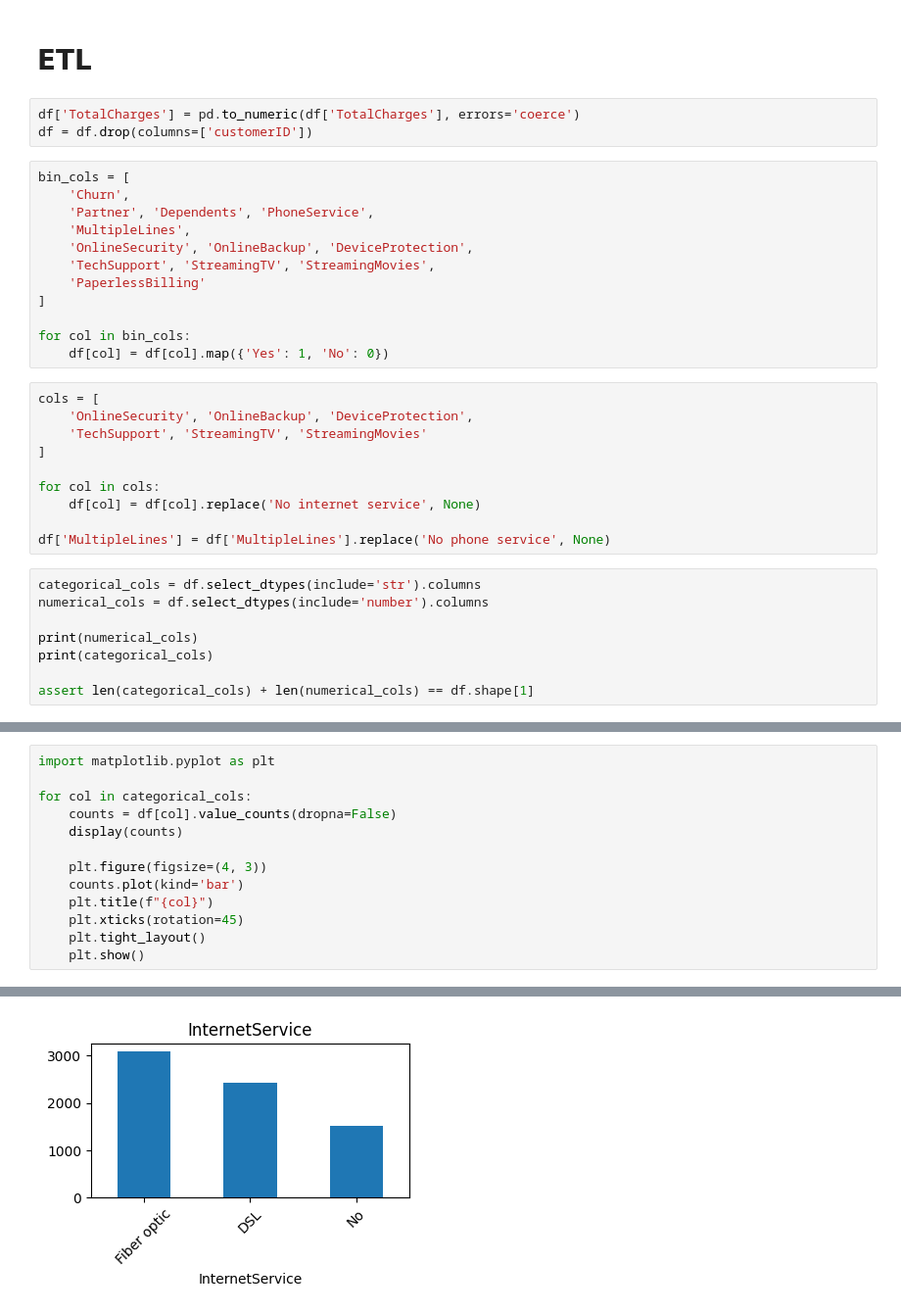
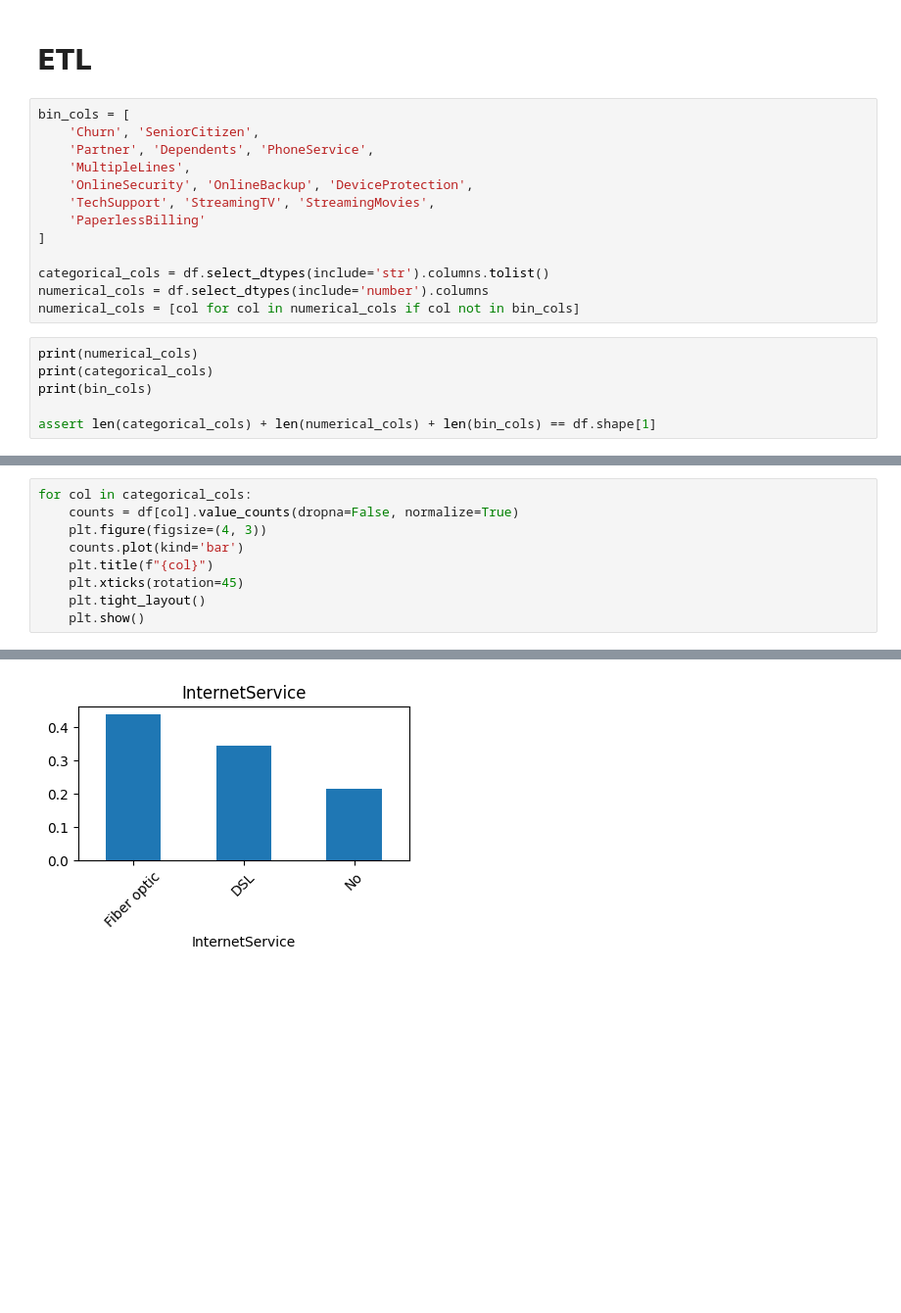
Before and after one commit to njimenez94/churn-ml, a Jupyter notebook: notebooks/EDA.ipynb, the cells around one changed output, grey strips where cells are left out. Shown at 98% size. Cells and saved outputs as stored; diff of their text form; blank space fills up the shorter version.

```diff
--- a/notebooks/EDA.ipynb
+++ b/notebooks/EDA.ipynb
@@ -25,11 +26,8 @@ df.head()
 # %% [markdown]
 # ETL
-# %%
-df['TotalCharges'] = pd.to_numeric(df['TotalCharges'], errors='coerce')
-df = df.drop(columns=['customerID'])
 # %%
 bin_cols = [
-    'Churn',
+    'Churn', 'SeniorCitizen',
     'Partner', 'Dependents', 'PhoneService',
     'MultipleLines',
     'OnlineSecurity', 'OnlineBackup', 'DeviceProtection',
@@ -37,24 +35,13 @@ bin_cols = [
     'PaperlessBilling'
 ]
 
-for col in bin_cols:
-    df[col] = df[col].map({'Yes': 1, 'No': 0})
+categorical_cols = df.select_dtypes(include='str').columns.tolist()
+numerical_cols = df.select_dtypes(include='number').columns
+numerical_cols = [col for col in numerical_cols if col not in bin_cols]
-# %%
-cols = [
-    'OnlineSecurity', 'OnlineBackup', 'DeviceProtection',
-    'TechSupport', 'StreamingTV', 'StreamingMovies'
-]
-
-for col in cols:
-    df[col] = df[col].replace('No internet service', None)
-
-df['MultipleLines'] = df['MultipleLines'].replace('No phone service', None)
 # %%
-categorical_cols = df.select_dtypes(include='str').columns
-numerical_cols = df.select_dtypes(include='number').columns
-
 print(numerical_cols)
 print(categorical_cols)
+print(bin_cols)
 
-assert len(categorical_cols) + len(numerical_cols) == df.shape[1]
+assert len(categorical_cols) + len(numerical_cols) + len(bin_cols) == df.shape[1]
 # %% [output]
@@ -67,10 +51,6 @@ Index(['gender', 'InternetService', 'Contract', 'PaymentMethod'], dtype='str')
 # %%
-import matplotlib.pyplot as plt
-
 for col in categorical_cols:
-    counts = df[col].value_counts(dropna=False)
-    display(counts)
-
+    counts = df[col].value_counts(dropna=False, normalize=True)
     plt.figure(figsize=(4, 3))
     counts.plot(kind='bar')
     plt.title(f"{col}")
@@ -91 +62 @@ Name: count, dtype: int64
-[figure, old version]
+[figure, new version]
```
Also changed, not shown: parts of 8 cells of this notebook, 2 other files.
